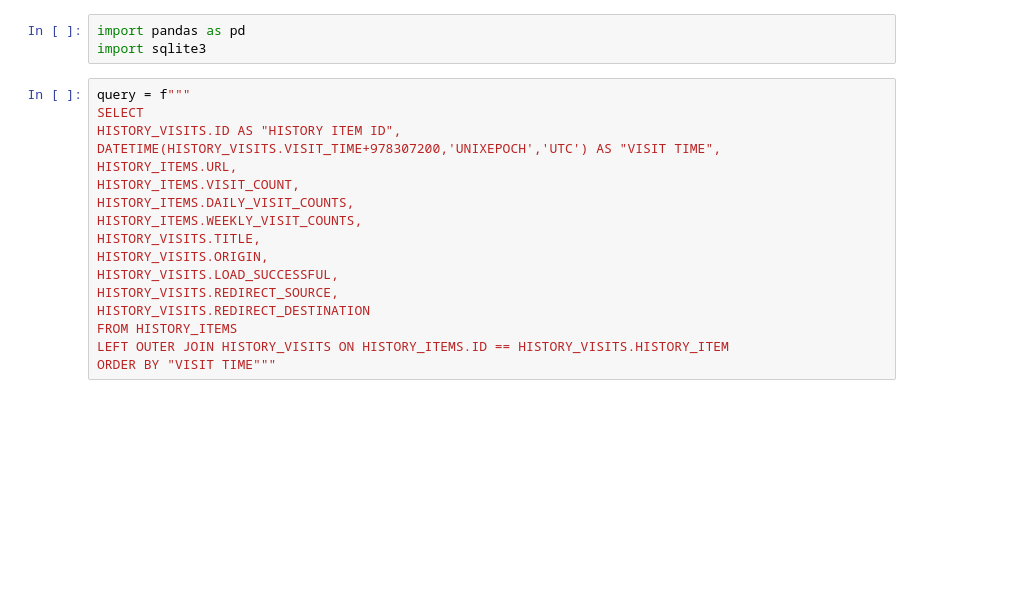
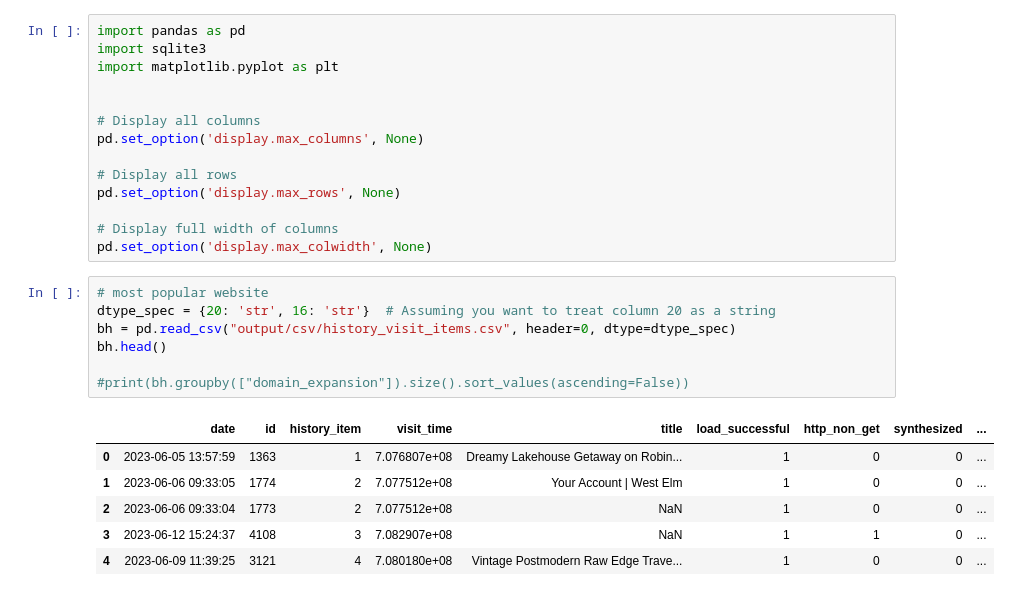
Before and after one commit to sarahspak/jen-history, a Jupyter notebook: analysis.ipynb, the cells around one changed output. Saved outputs shown, nothing was run; the diff lists cells and outputs as text; blank space fills up the shorter version.

```diff
--- a/analysis.ipynb
+++ b/analysis.ipynb
@@ -1,20 +1,28 @@
 # %%
 import pandas as pd
 import sqlite3
+import matplotlib.pyplot as plt
+
+
+# Display all columns
+pd.set_option('display.max_columns', None)
+
+# Display all rows
+pd.set_option('display.max_rows', None)
+
+# Display full width of columns
+pd.set_option('display.max_colwidth', None)
-# %%
-query = f"""
-SELECT
-HISTORY_VISITS.ID AS "HISTORY ITEM ID",
-DATETIME(HISTORY_VISITS.VISIT_TIME+978307200,'UNIXEPOCH','UTC') AS "VISIT TIME",
-HISTORY_ITEMS.URL,
-HISTORY_ITEMS.VISIT_COUNT,
-HISTORY_ITEMS.DAILY_VISIT_COUNTS,
-HISTORY_ITEMS.WEEKLY_VISIT_COUNTS,
-HISTORY_VISITS.TITLE,
-HISTORY_VISITS.ORIGIN,
-HISTORY_VISITS.LOAD_SUCCESSFUL,
-HISTORY_VISITS.REDIRECT_SOURCE,
-HISTORY_VISITS.REDIRECT_DESTINATION
-FROM HISTORY_ITEMS
-LEFT OUTER JOIN HISTORY_VISITS ON HISTORY_ITEMS.ID == HISTORY_VISITS.HISTORY_ITEM
-ORDER BY "VISIT TIME"""
+# %%
+# most popular website
+dtype_spec = {20: 'str', 16: 'str'}  # Assuming you want to treat column 20 as a string
+bh = pd.read_csv("output/csv/history_visit_items.csv", header=0, dtype=dtype_spec)
+bh.head()
+
+#print(bh.groupby(["domain_expansion"]).size().sort_values(ascending=False))
+# %% [output]
+|  | date | id | history_item | visit_time | title | load_successful | http_non_get | synthesized | ... |
+| 0 | 2023-06-05 13:57:59 | 1363 | 1 | 7.076807e+08 | Dreamy Lakehouse Getaway on Robin... | 1 | 0 | 0 | ... |
+| 1 | 2023-06-06 09:33:05 | 1774 | 2 | 7.077512e+08 | Your Account | West Elm | 1 | 0 | 0 | ... |
+| 2 | 2023-06-06 09:33:04 | 1773 | 2 | 7.077512e+08 | NaN | 1 | 0 | 0 | ... |
+| 3 | 2023-06-12 15:24:37 | 4108 | 3 | 7.082907e+08 | NaN | 1 | 1 | 0 | ... |
+| 4 | 2023-06-09 11:39:25 | 3121 | 4 | 7.080180e+08 | Vintage Postmodern Raw Edge Trave... | 1 | 0 | 0 | ... |
```
Also changed, not shown: parts of 4 cells of this notebook.
